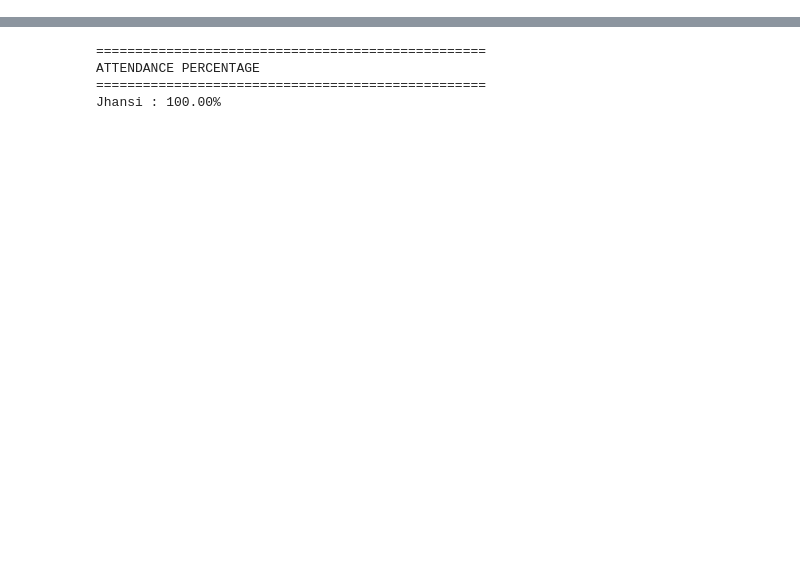
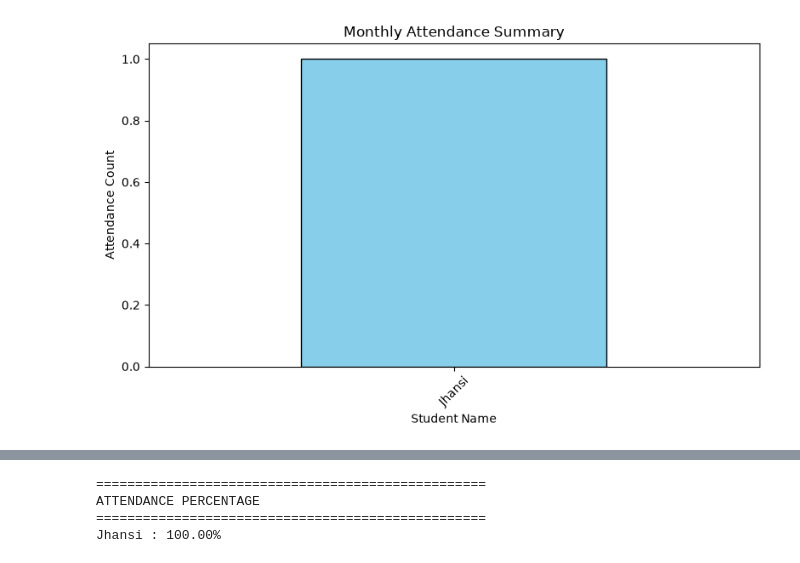
Before and after one commit to JhansiKotta/smart_attendance_system_using_face_recognition, a Jupyter notebook: smart_attendance_system.ipynb, the cells around one changed output, grey strips where cells are left out. Drawn from its saved outputs; the diff is of its cells as text; code cells hidden in the pictures; blank space fills up the shorter version.

```diff
--- a/smart_attendance_system.ipynb
+++ b/smart_attendance_system.ipynb
@@ -496,4 +860,68 @@ Attendance Found
 # %%
-import sys
-!{sys.executable} -m pip install openpyxl
+# ==========================================
+# CELL 13 : MONTHLY ATTENDANCE SUMMARY
+# ==========================================
+
+import pandas as pd
+import matplotlib.pyplot as plt
+import os
+
+attendance_file = "attendance.csv"
+
+print("=" * 60)
+print("MONTHLY ATTENDANCE SUMMARY")
+print("=" * 60)
+
+if os.path.exists(attendance_file):
+
+    df = pd.read_csv(attendance_file)
+
+    if df.empty:
+
+        print("No Attendance Records Found.")
+
+    else:
+
+        month = input("Enter Month (YYYY-MM): ")
+
+        monthly_df = df[df["Date"].str.startswith(month)]
+
+        if monthly_df.empty:
+
+            print("\n❌ No Attendance Records Found For", month)
+
+        else:
+
+            print("\nAttendance Records\n")
+            print(monthly_df)
+
+            attendance_count = monthly_df["Name"].value_counts()
+
+            print("\nMonthly Attendance Count\n")
+            print(attendance_count)
+
+            print("\nTotal Attendance :", len(monthly_df))
+            print("Total Students :", monthly_df["Name"].nunique())
+
+            plt.figure(figsize=(8,5))
+
+            attendance_count.plot(
+                kind="bar",
+                color="skyblue",
+                edgecolor="black"
+            )
+
+            plt.title("Monthly Attendance Summary")
+            plt.xlabel("Student Name")
+            plt.ylabel("Attendance Count")
+
+            plt.xticks(rotation=45)
+
+            plt.tight_layout()
+
+            plt.show()
+
+else:
+
+    print("attendance.csv not found.")
 # %% [output]
@@ -502,2 +946,3 @@ Requirement already satisfied: et-xmlfile in C:\Users\jhana\AppData\Local\Python
+[figure, added]
 # %%
 # ==========================================
```
Also changed, not shown: parts of 23 cells of this notebook.
